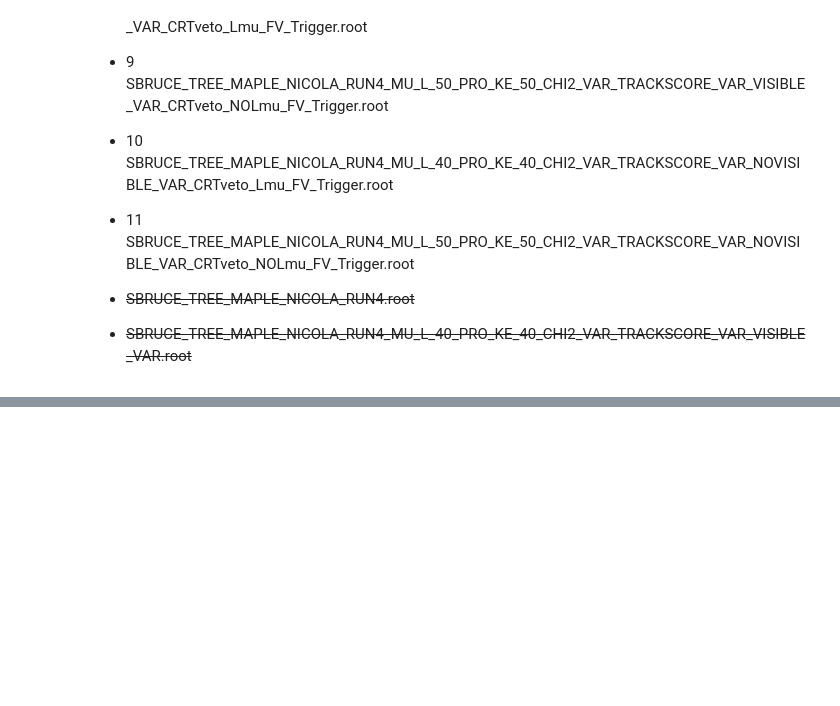
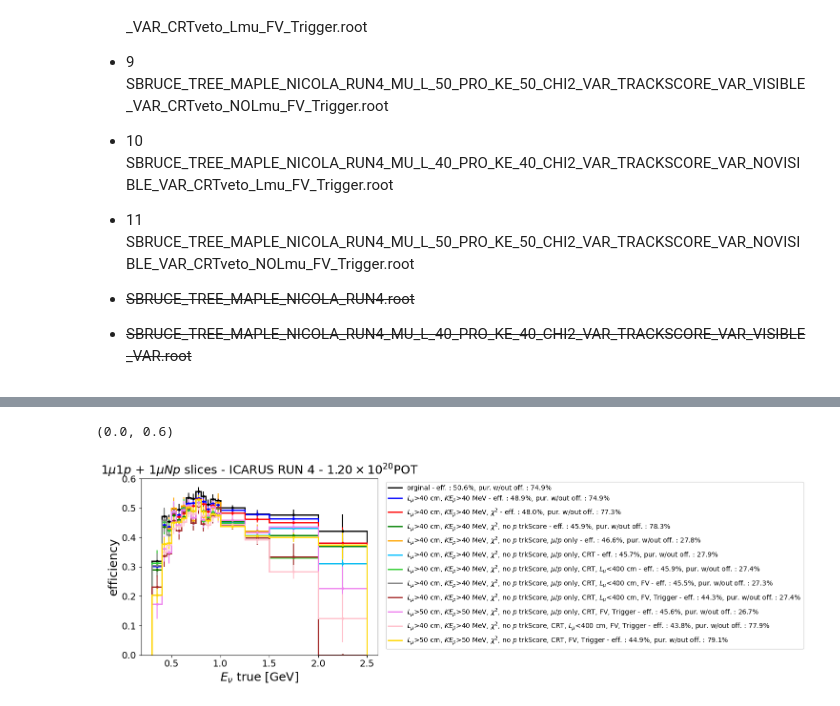
Before and after one commit to NicolaSommaggio/NicolaICARUS, a Jupyter notebook: MAPLE/selection_icarus/read_sbruce_tree.ipynb, the cells around one changed output, grey strips where cells are left out. Cells and saved outputs as stored; diff of their text form; code cells hidden in the pictures; blank space fills up the shorter version.

Commit message:
update plotting MAPLE - GUMP studies

```diff
--- a/MAPLE/selection_icarus/read_sbruce_tree.ipynb
+++ b/MAPLE/selection_icarus/read_sbruce_tree.ipynb
@@ -209,40 +228,43 @@ eff_muL_pKE_pid_trackscore_vis_crt_Lmumax_FV, pur_muL_pKE_pid_trackscore_vis_crt
     df_nu_muL_pKE_pid_trackscore_vis_crt_Lmumax_FV,
     'gray',
     r'$L_{\mu}$>40 cm, $KE_p$>40 MeV, $\chi^2$, no $p$ trkScore, $\mu$/$p$ only, CRT, $L_{\mu}$<400 cm, FV')
 
 eff_muL_pKE_pid_trackscore_vis_crt_Lmumax_FV_Trigger, pur_muL_pKE_pid_trackscore_vis_crt_Lmumax_FV_Trigger = get_eff_pur(
     df_reco_muL_pKE_pid_trackscore_vis_crt_Lmumax_FV_Trigger,
     df_nu_muL_pKE_pid_trackscore_vis_crt_Lmumax_FV_Trigger,
     'brown',
     r'$L_{\mu}$>40 cm, $KE_p$>40 MeV, $\chi^2$, no $p$ trkScore, $\mu$/$p$ only, CRT, $L_{\mu}$<400 cm, FV, Trigger')
 
 eff_muL50_pKE50_pid_trackscore_vis_crt_NOLmumax_FV_Trigger, pur_muL50_pKE50_pid_trackscore_vis_crt_NOLmumax_FV_Trigger = get_eff_pur(
     df_reco_muL50_pKE50_pid_trackscore_vis_crt_NOLmumax_FV_Trigger,
     df_nu_muL50_pKE50_pid_trackscore_vis_crt_NOLmumax_FV_Trigger,
     'violet',
     r'$L_{\mu}$>50 cm, $KE_p$>50 MeV, $\chi^2$, no $p$ trkScore, $\mu$/$p$ only, CRT, FV, Trigger')
 
 eff_muL_pKE_pid_trackscore_NOvis_crt_Lmumax_FV_Trigger, pur_muL_pKE_pid_trackscore_NOvis_crt_Lmumax_FV_Trigger = get_eff_pur(
     df_reco_muL_pKE_pid_trackscore_NOvis_crt_Lmumax_FV_Trigger,
     df_nu_muL_pKE_pid_trackscore_NOvis_crt_Lmumax_FV_Trigger,
     'pink',
     r'$L_{\mu}$>40 cm, $KE_p$>40 MeV, $\chi^2$, no $p$ trkScore, CRT, $L_{\mu}$<400 cm, FV, Trigger')
 
 eff_muL50_pKE50_pid_trackscore_NOvis_crt_NOLmumax_FV_Trigger, pur_muL50_pKE50_pid_trackscore_NOvis_crt_NOLmumax_FV_Trigger = get_eff_pur(
     df_reco_muL50_pKE50_pid_trackscore_NOvis_crt_NOLmumax_FV_Trigger,
     df_nu_muL50_pKE50_pid_trackscore_NOvis_crt_NOLmumax_FV_Trigger,
     'gold',
     r'$L_{\mu}$>50 cm, $KE_p$>50 MeV, $\chi^2$, no $p$ trkScore, CRT, FV, Trigger')
 
 
-#plt.legend(loc='upper left', fontsize=10, bbox_to_anchor=(1.02, 1))
-#plt.xlabel(r'$E_{\nu}$ true [GeV]', fontsize = 18)
-#plt.ylabel('efficiency', fontsize = 18)
-#plt.xticks(fontsize=14)
-#plt.yticks(fontsize=14)
-#plt.title(r'$1\mu Np$ slices - ICARUS RUN 4 - $1.20\times10^{20}$POT', fontsize = 18)
-#plt.ylim(0,0.5)
+plt.legend(loc='upper left', fontsize=10, bbox_to_anchor=(1.02, 1))
+plt.xlabel(r'$E_{\nu}$ true [GeV]', fontsize = 18)
+plt.ylabel('efficiency', fontsize = 18)
+plt.xticks(fontsize=14)
+plt.yticks(fontsize=14)
+plt.title(r'$1\mu 1p$ + $1\mu Np$ slices - ICARUS RUN 4 - $1.20\times10^{20}$POT', fontsize = 18)
+plt.ylim(0,0.6)
 #plt.savefig('plots/eff_curves_Np.pdf', format='pdf', bbox_inches='tight')
+# %% [output]
+(0.0, 0.6)
+[figure, added]
 # %%
 labels = [
     'MAPLE Standard',
```
Also changed, not shown: parts of 9 cells of this notebook, 26 other files.
